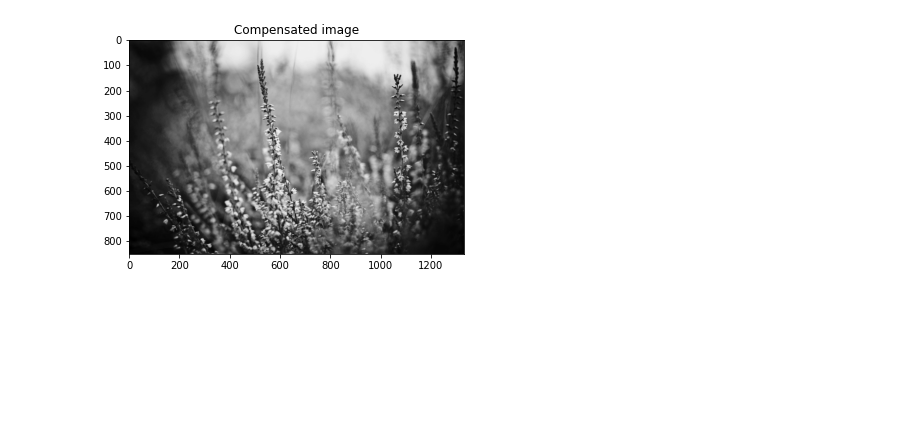
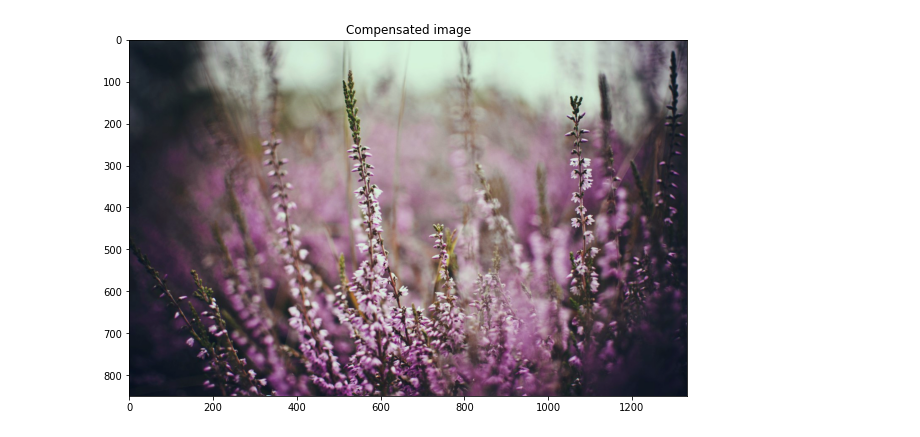
Before and after one commit to yudzu/ComputerVision, a Jupyter notebook: Intensity_Compensation/Intensity_Compensation.ipynb, the cells around one changed output. Drawn from its saved outputs; the diff is of its cells as text; code cells hidden in the pictures; blank space fills up the shorter version.

```diff
--- a/Intensity_Compensation/Intensity_Compensation.ipynb
+++ b/Intensity_Compensation/Intensity_Compensation.ipynb
@@ -3,9 +3,11 @@ import cv2
 import matplotlib.pyplot as plt
 import numpy as np
 # %%
-img = cv2.imread("dull-pink-flowers.jpg", cv2.IMREAD_GRAYSCALE)
+img = cv2.imread("dull-pink-flowers.jpg")
+img = cv2.cvtColor(img, cv2.COLOR_BGR2RGB)
 
-plt.imshow(img, cmap='gray')
+plt.rcParams['figure.figsize'] = [10, 10]
 plt.title("Original image")
+plt.imshow(img)
 plt.show()
 # %% [output]
@@ -13,6 +15,10 @@ plt.show()
 # %%
-hist = cv2.calcHist([img], [0], None, [256], [0, 256])
-plt.plot(hist)
+colors = ('r', 'g', 'b')
+
+for i, color in enumerate(colors):
+    hist = cv2.calcHist([img], [i], None, [256], [0, 256])
+    plt.plot(hist, color=color)
+
 plt.title("Original image histogram")
 plt.show()
 # %% [output]
@@ -20,16 +26,33 @@ plt.show()
 # %%
-max_value = np.amax(img)
-min_value = np.amin(img)
-diff = max_value - min_value
-ratio = 255 / (max_value - min_value)
+def channel_intensity_compensation(channel):
+    """
+    Осуществляет компенсацию интенсивности канала изображения
 
-for i in range(img.shape[0]):
-    for j in range(img.shape[1]):
-        img[i][j] = (img[i][j] - min_value) * ratio
+    :param channel: канал изображения, у которого необходимо скомпенсировать интенсивность
 
-plt.imshow(img, cmap='gray')
+    :return compensated_channel: канал изображения со скомпенсированной интенсивностью
+    """
+    max_value = np.amax(channel)
+    min_value = np.amin(channel)
+    ratio = 255 / (max_value - min_value)
+    compensated_channel = np.zeros(channel.shape, dtype='uint8')
+
+    for i in range(channel.shape[0]):
+        for j in range(channel.shape[1]):
+            compensated_channel[i][j] = (channel[i][j] - min_value) * ratio
+
+    return compensated_channel
+
+r, g, b = cv2.split(img)
+r = channel_intensity_compensation(r)
+g = channel_intensity_compensation(g)
+b = channel_intensity_compensation(b)
+
+compensated_img = cv2.merge((r, g, b))
+
 plt.title("Сompensated image")
+plt.imshow(compensated_img)
 plt.show()
 # %% [output]
-[figure, old version]
+[figure, new version]
 # %%
```
Also changed, not shown: parts of 3 cells of this notebook.
